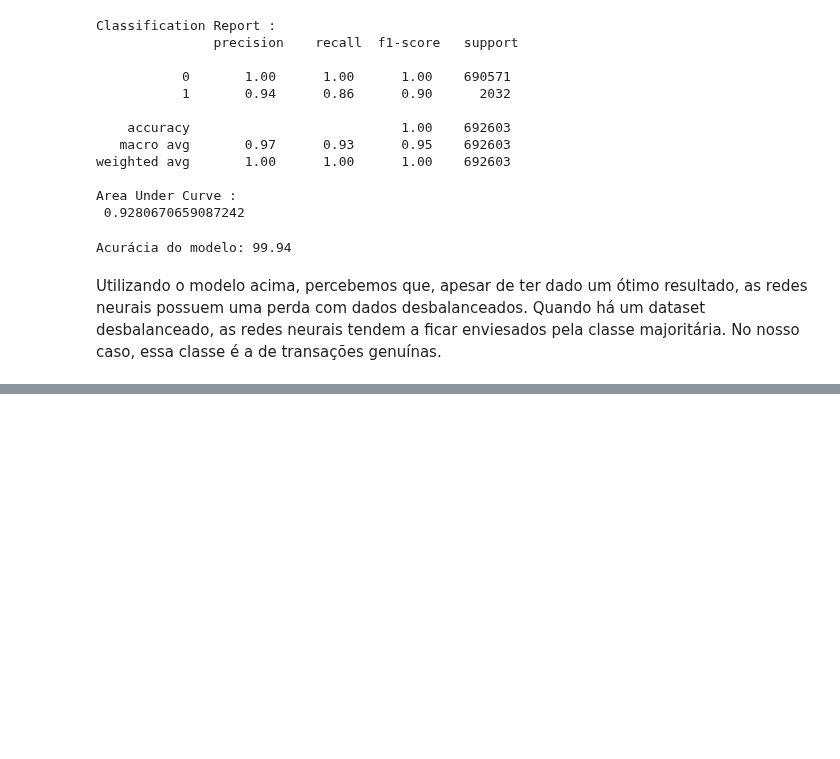
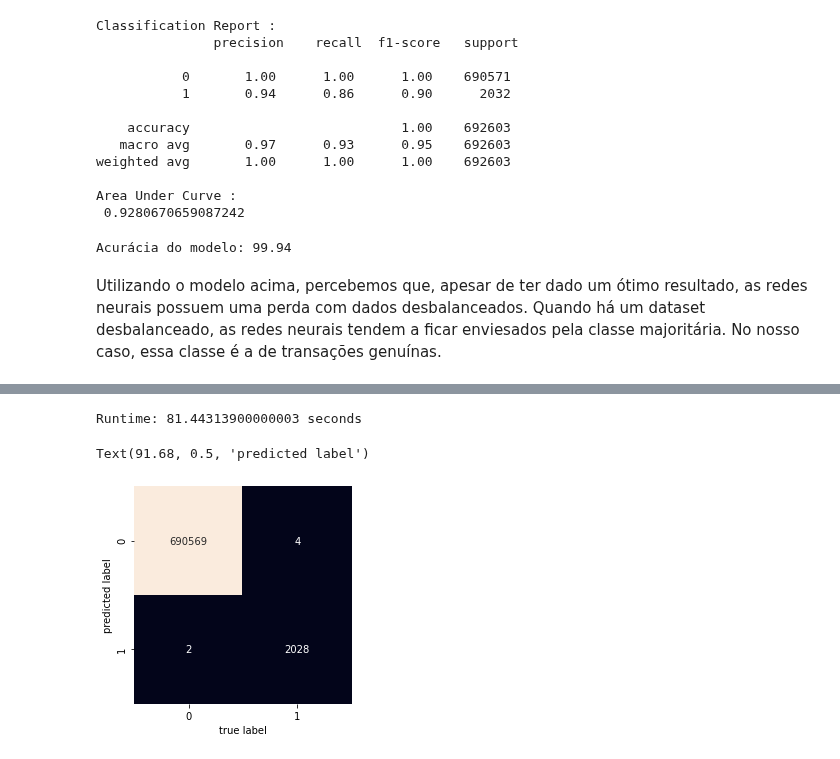
Before and after one commit to victormazevedo/predict-financial-fraud, a Jupyter notebook: Predict_Financial_Fraud.ipynb, the cells around one changed output, grey strips where cells are left out. Saved outputs shown, nothing was run; the diff lists cells and outputs as text; code cells hidden in the pictures; blank space fills up the shorter version.

Commit message:
Finish random forest model

```diff
--- a/Predict_Financial_Fraud.ipynb
+++ b/Predict_Financial_Fraud.ipynb
@@ -672,3 +672,26 @@ No caso da *Randon Forest*, o algoritmo cria várias árvores de decisões, cada
 Para evitar que o modelo fique enviesado e não apresente o resultado esperado, é preciso ter muito cuidado na Preparação dos Dados. Além disso, é de extrema imporância entender todas as *features* da *Random Forest* e qual o seu real valor.
 
 Uma outra qualidade do modelo, e que o *scikit learn* oferece, é que podemos realizar uma análise de todas as *features* que estamos usando e medi a importância delas. Tudo já implementado. O cálculo é feito para cada característica logo após o treinamento,e também ele normaliza os resultados. Através dessa insepção, conseguimos ter uma noção de qual característica usar e qual não usar.
+# %%
+start_time = time.clock()
+randomForest = RandomForestClassifier(n_estimators=15,oob_score=True, class_weight="balanced", n_jobs=-1, random_state=RandomState)
+randomForest.fit(X_train, y_train)
+rfPred = randomForest.predict(X_test)
+
+# avaliando o modelo
+CM_RF = confusion_matrix(y_test, rfPred)
+CR_RF = classification_report(y_test,rfPred)
+fprRF, recallRF, thresholdsRF = roc_curve(y_test, rfPred)
+AUC_RF = auc(fprRF, recallRF)
+
+resultsRF = {"Confusion Matrix":CM_RF,"Classification Report":CR_RF,"Area Under Curve":AUC_RF}
+print('Runtime: '+'%s seconds'% (time.clock() - start_time))
+# %% [output]
+Runtime: 81.44313900000003 seconds
+# %%
+sns.heatmap(CM_RF.T, square=True, annot=True, fmt='d', cbar=False)
+plt.xlabel('true label')
+plt.ylabel('predicted label')
+# %% [output]
+Text(91.68, 0.5, 'predicted label')
+[figure, added]
```
Also changed, not shown: parts of 3 cells of this notebook.
